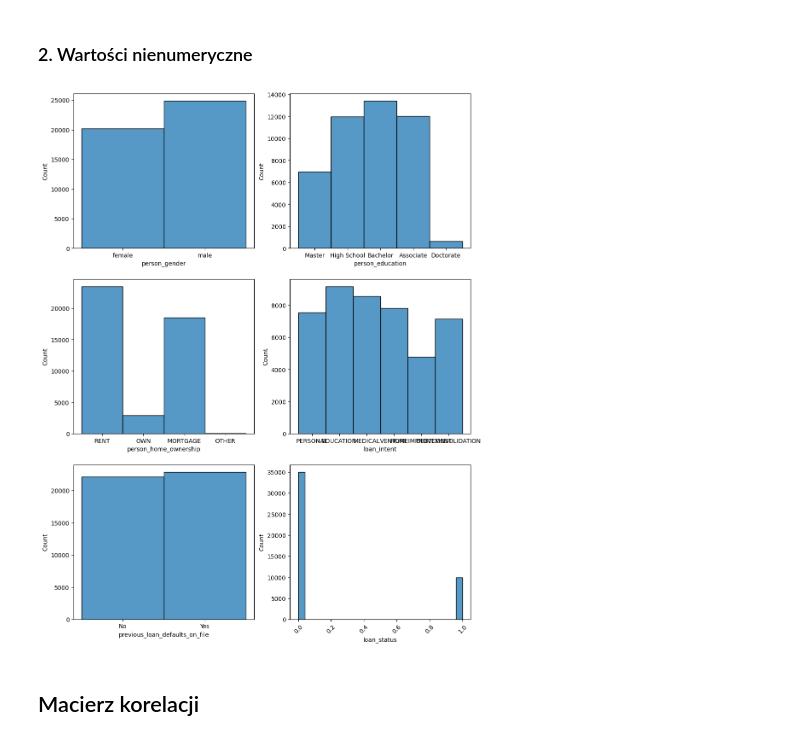
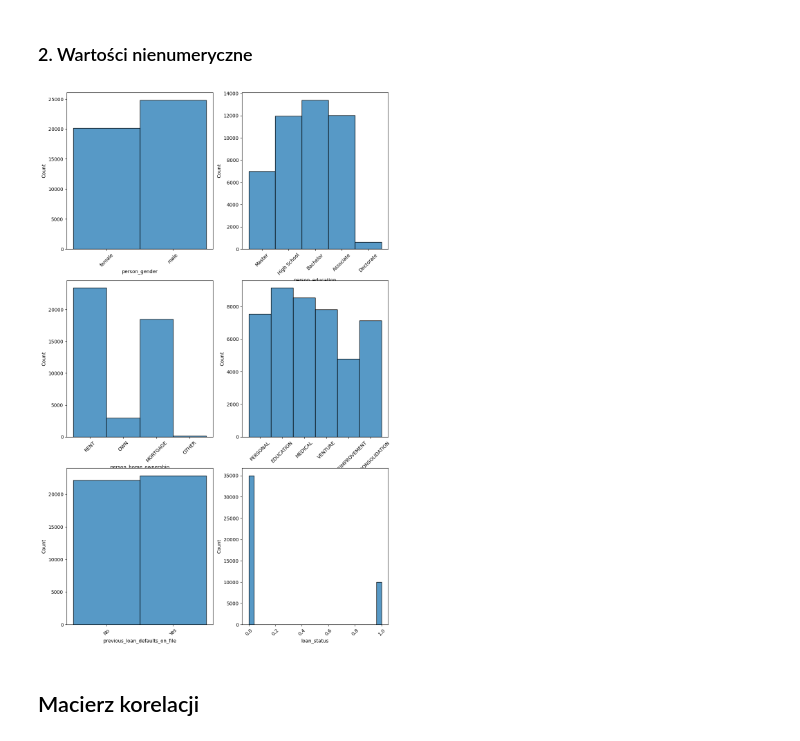
Before and after one commit to EmD4blju/loan_assistant, a Jupyter notebook: neural_core/analysis/eda_general.ipynb, the cells around one changed output. Cells and saved outputs as stored; diff of their text form; code cells hidden in the pictures.

Commit message:
doc: Adjusted non-numerical graph

```diff
--- a/neural_core/analysis/eda_general.ipynb
+++ b/neural_core/analysis/eda_general.ipynb
@@ -160,17 +160,18 @@ plt.show()
 ### 2. Wartości nienumeryczne
 # %%
 cols = data_struct['Categorical'] + data_struct['Logical']
-fig, axs = plt.subplots(3, 2, figsize=(12, 16))
+fig, axs = plt.subplots(3, 2, figsize=(12, 20))
+plt.subplots_adjust(hspace=0.5)
 axs = axs.flatten()
 
 for i, col in enumerate(cols):
     sns.histplot(df[col], bins=25, ax=axs[i], legend=False)
-    plt.xticks(rotation=45)
+    axs[i].tick_params(axis='x', labelrotation=45)
 
 fig.tight_layout
 plt.show()
 # %% [output]
-[figure, old version]
+[figure, new version]
 # %% [markdown]
 ## Macierz korelacji
 # %%
```
